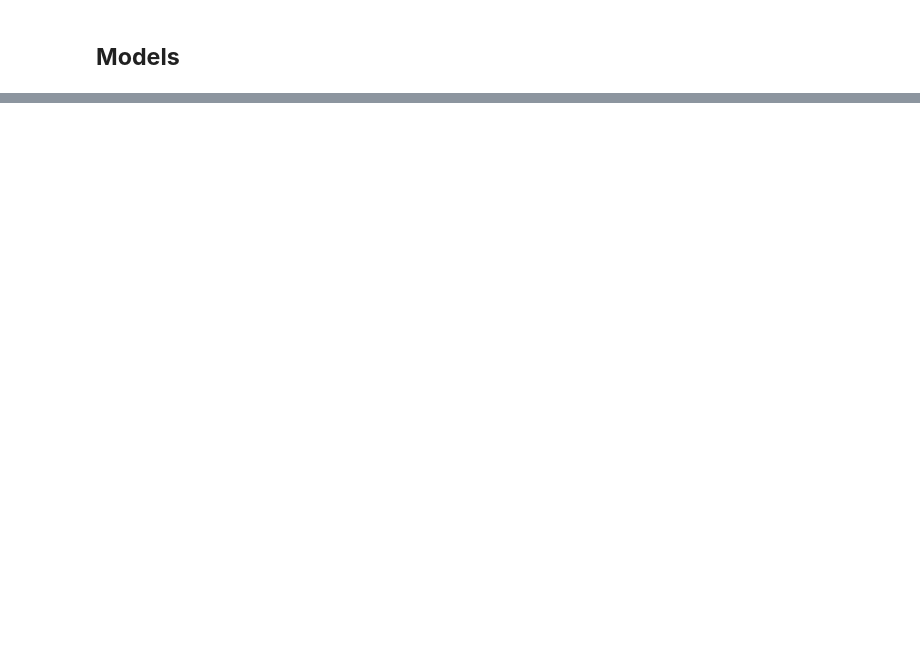
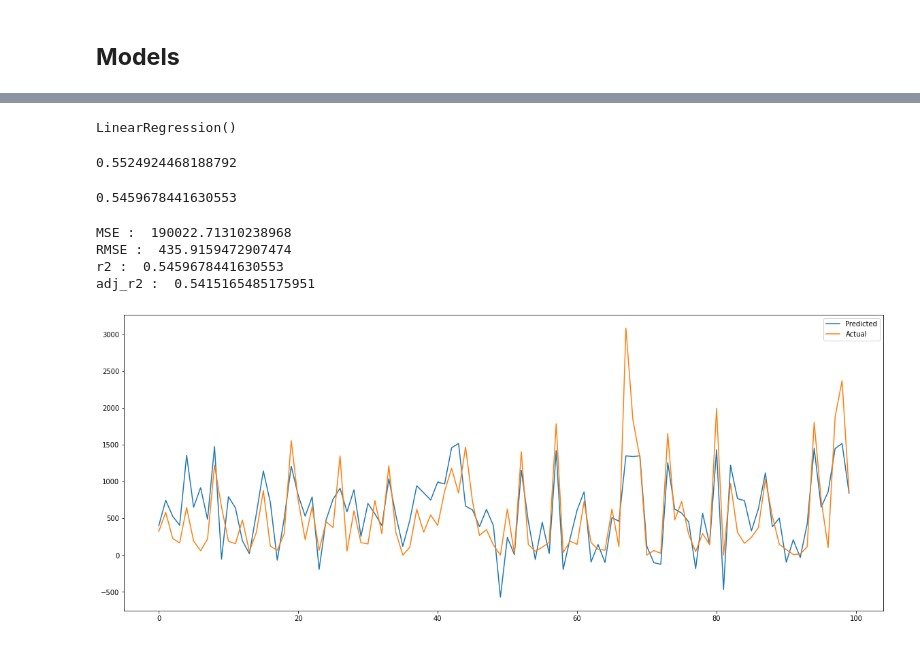
Before and after one commit to Jaypardeshii/Bike-Sharing-Demand-Prediction, a Jupyter notebook: Copy_of_Bike_Sharing_Demand_Prediction_Capstone_Project.ipynb, the cells around one changed output, grey strips where cells are left out. Saved outputs shown, nothing was run; the diff lists cells and outputs as text; code cells hidden in the pictures; blank space fills up the shorter version.

```diff
--- a/Copy_of_Bike_Sharing_Demand_Prediction_Capstone_Project.ipynb
+++ b/Copy_of_Bike_Sharing_Demand_Prediction_Capstone_Project.ipynb
@@ -370,0 +388,8 @@ dummy_categorical_feature
+# %%
+# Train Test Split
+X_train, X_test, Y_train, Y_test = train_test_split(X,Y, test_size=0.2, random_state = 0)
+# %%
+# Transforming data
+scaler = MinMaxScaler()
+X_train = scaler.fit_transform(X_train)
+X_test = scaler.transform(X_test)
@@ -370,0 +398,49 @@ dummy_categorical_feature
+# %%
+# Fitting Multiple Linear Regression to the Training set
+regressor = LinearRegression()
+regressor.fit(X_train,Y_train)
+# %% [output]
+LinearRegression()
+# %%
+#predicting train set
+Y_pred_train = regressor.predict(X_train)
+
+#predictind test set
+Y_pred_test = regressor.predict(X_test)
+# %%
+# r2 score of train set
+r2_linear_train = r2_score(Y_train, Y_pred_train)
+r2_linear_train
+# %% [output]
+0.5524924468188792
+# %%
+# r2 score of test set
+r2_linear_test = r2_score(Y_test, Y_pred_test)
+r2_linear_test
+# %% [output]
+0.5459678441630553
+# %%
+MSE = mean_squared_error(Y_test, Y_pred_test)
+print('MSE : ', MSE)
+
+RMSE = np.sqrt(MSE)
+print('RMSE : ', RMSE)
+
+r2_linear_test = r2_score(Y_test,Y_pred_test)
+print('r2 : ', r2_linear_test)
+print('adj_r2 : ', 1-(1-r2_score(Y_test,Y_pred_test))*((X_test.shape[0]-1)/(X_test.shape[0]-X_test.shape[1]-1)) )
+# %% [output]
+MSE :  190022.71310238968
+RMSE :  435.9159472907474
+r2 :  0.5459678441630553
+adj_r2 :  0.5415165485175951
+# %%
+# plotting results from above model
+
+plt.figure(figsize=(20,8))
+plt.plot((Y_pred_test[:100]))
+plt.plot(np.array((Y_test[:100])))
+plt.legend(["Predicted","Actual"])
+plt.show()
+# %% [output]
+[figure, added]
```
Also changed, not shown: parts of 12 cells of this notebook.
